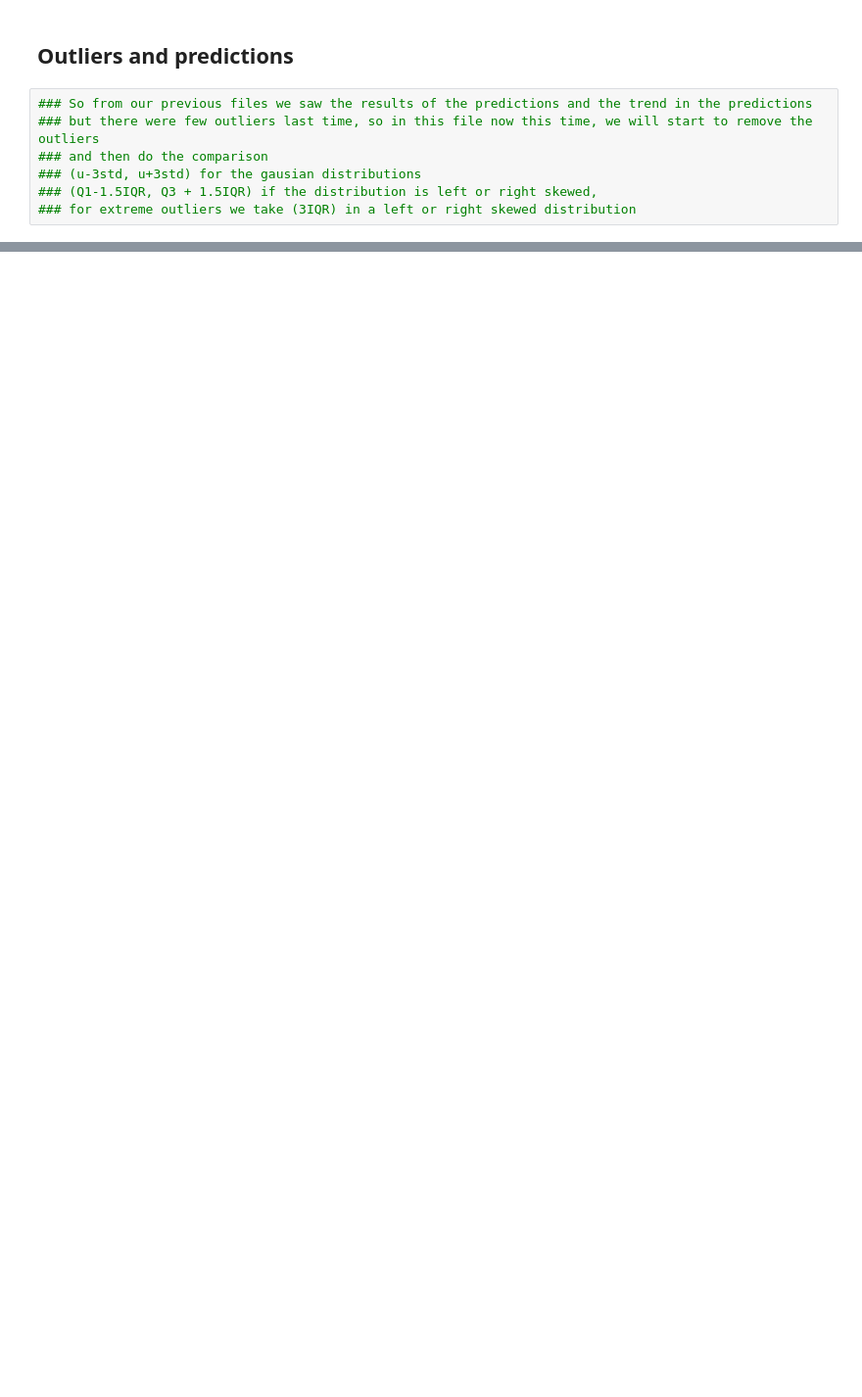
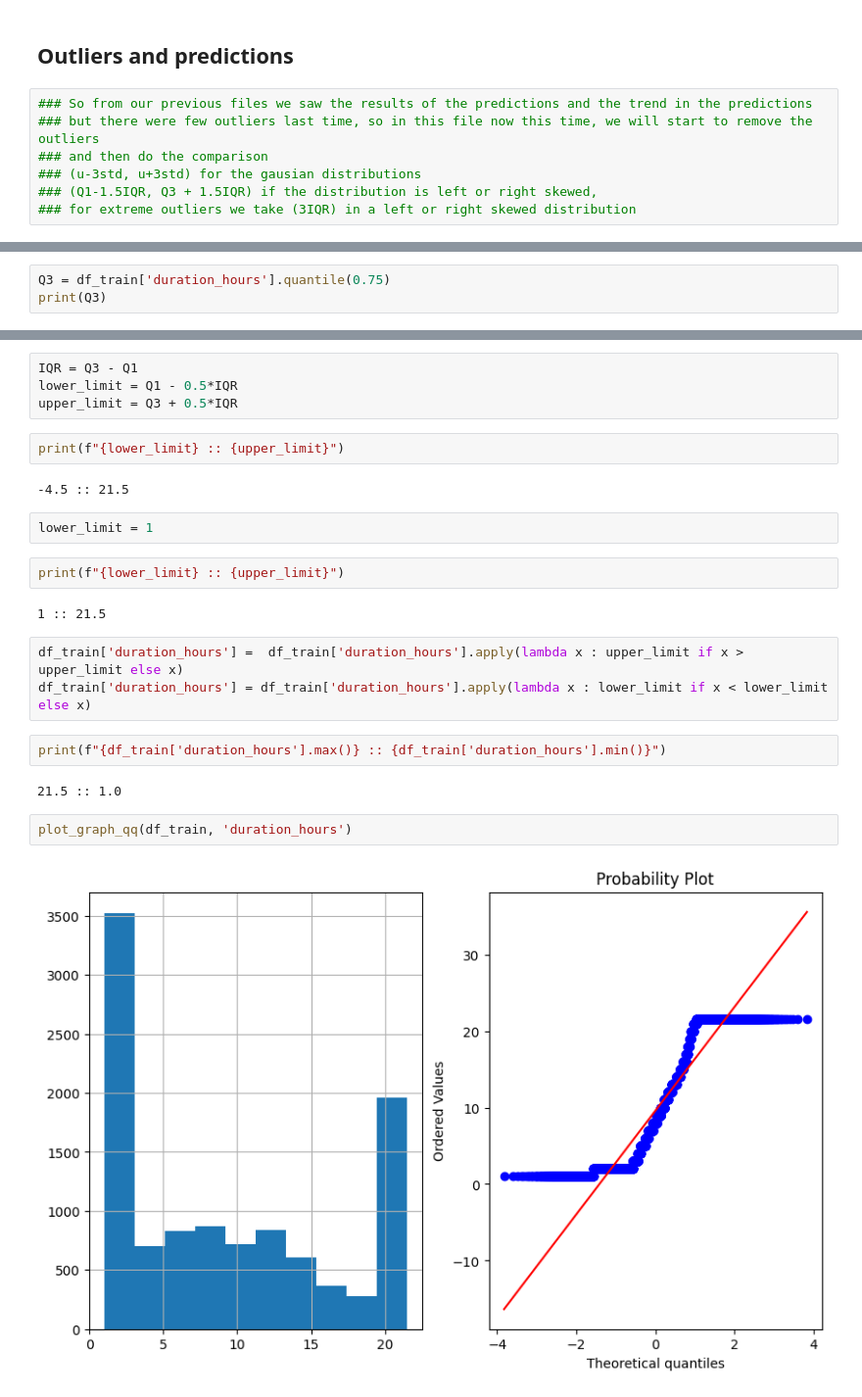
Before and after one commit to utsav87589/Flight-Price-EDA, a Jupyter notebook: notebooks/outliers.ipynb, the cells around one changed output, grey strips where cells are left out. Shown at 98% size. Drawn from its saved outputs; the diff is of its cells as text; blank space fills up the shorter version.

```diff
--- a/notebooks/outliers.ipynb
+++ b/notebooks/outliers.ipynb
@@ -9,0 +108,3 @@
+# %%
+Q3 = df_train['duration_hours'].quantile(0.75)
+print(Q3)
@@ -9,0 +117,25 @@
+# %%
+IQR = Q3 - Q1
+lower_limit = Q1 - 0.5*IQR
+upper_limit = Q3 + 0.5*IQR
+# %%
+print(f"{lower_limit} :: {upper_limit}")
+# %% [output]
+-4.5 :: 21.5
+# %%
+lower_limit = 1
+# %%
+print(f"{lower_limit} :: {upper_limit}")
+# %% [output]
+1 :: 21.5
+# %%
+df_train['duration_hours'] =  df_train['duration_hours'].apply(lambda x : upper_limit if x > upper_limit else x)
+df_train['duration_hours'] = df_train['duration_hours'].apply(lambda x : lower_limit if x < lower_limit else x)
+# %%
+print(f"{df_train['duration_hours'].max()} :: {df_train['duration_hours'].min()}")
+# %% [output]
+21.5 :: 1.0
+# %%
+plot_graph_qq(df_train, 'duration_hours')
+# %% [output]
+[figure, added]
```
Also changed, not shown: parts of 49 cells of this notebook, 2 other files.
